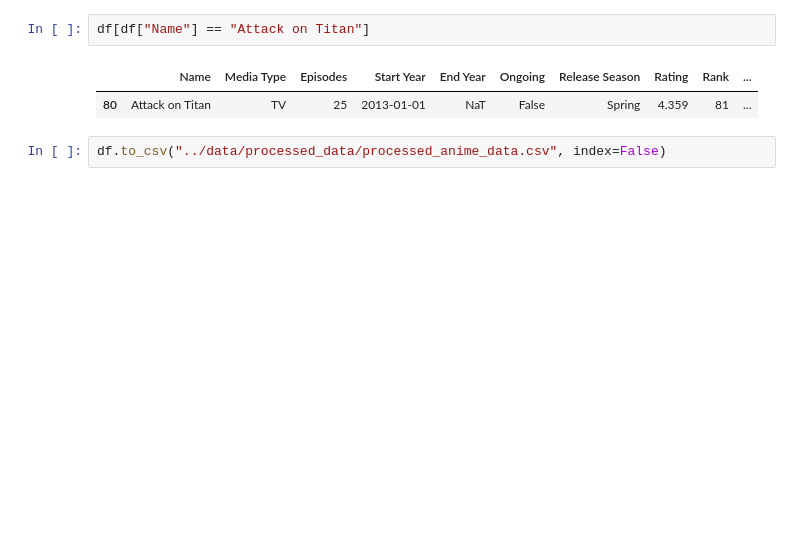
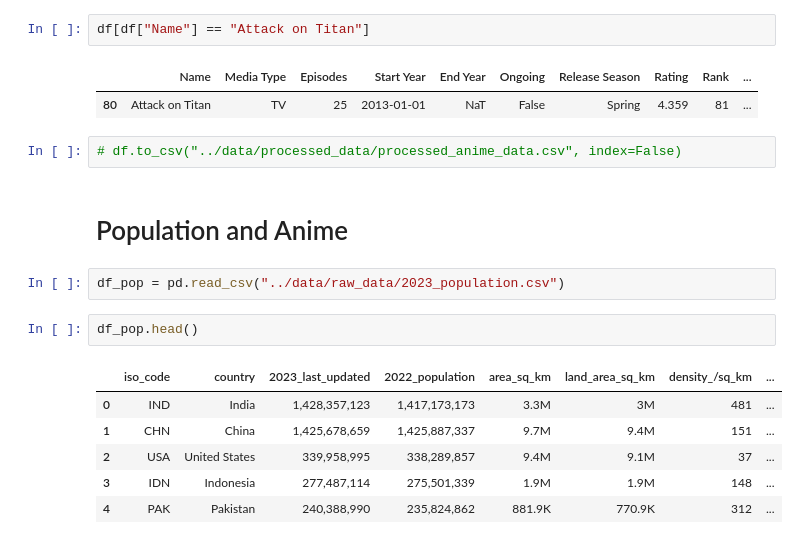
Before and after one commit to MYTE21/Anime.Quest, a Jupyter notebook: notebooks/data_processing.ipynb, the cells around one changed output. Saved outputs shown, nothing was run; the diff lists cells and outputs as text; blank space fills up the shorter version.

Commit message:
Anime Planet tableau done

```diff
--- a/notebooks/data_processing.ipynb
+++ b/notebooks/data_processing.ipynb
@@ -474,4 +473,17 @@ df[df["Name"] == "Attack on Titan"]
 |  | Name | Media Type | Episodes | Start Year | End Year | Ongoing | Release Season | Rating | Rank | ... |
 | 80 | Attack on Titan | TV | 25 | 2013-01-01 | NaT | False | Spring | 4.359 | 81 | ... |
 # %%
-df.to_csv("../data/processed_data/processed_anime_data.csv", index=False)
+# df.to_csv("../data/processed_data/processed_anime_data.csv", index=False)
+# %% [markdown]
+# Population and Anime
+# %%
+df_pop = pd.read_csv("../data/raw_data/2023_population.csv")
+# %%
+df_pop.head()
+# %% [output]
+|  | iso_code | country | 2023_last_updated | 2022_population | area_sq_km | land_area_sq_km | density_/sq_km | ... |
+| 0 | IND | India | 1,428,357,123 | 1,417,173,173 | 3.3M | 3M | 481 | ... |
+| 1 | CHN | China | 1,425,678,659 | 1,425,887,337 | 9.7M | 9.4M | 151 | ... |
+| 2 | USA | United States | 339,958,995 | 338,289,857 | 9.4M | 9.1M | 37 | ... |
+| 3 | IDN | Indonesia | 277,487,114 | 275,501,339 | 1.9M | 1.9M | 148 | ... |
+| 4 | PAK | Pakistan | 240,388,990 | 235,824,862 | 881.9K | 770.9K | 312 | ... |
```
Also changed, not shown: parts of 13 cells of this notebook, 1 other file.
